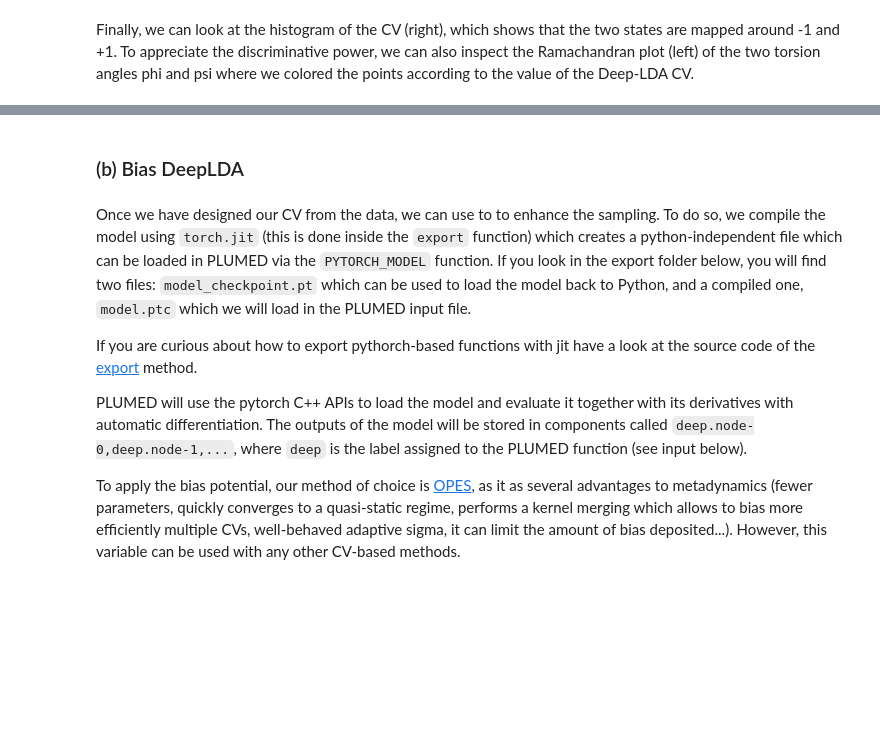
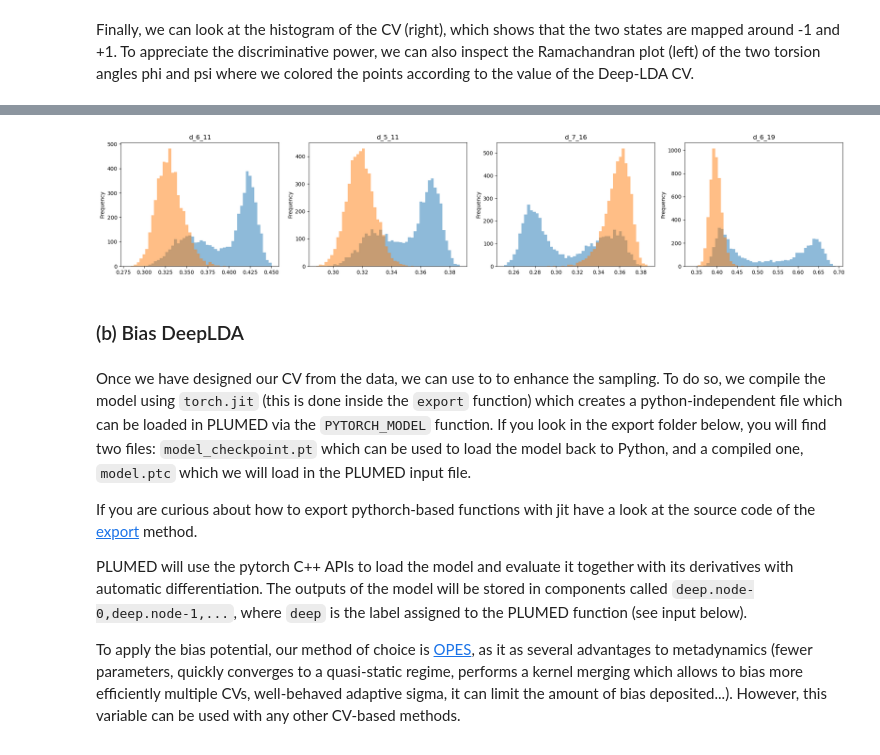
Before and after one commit to luigibonati/masterclass-plumed, a Jupyter notebook: tutorial1_DeepLDA.ipynb, the cells around one changed output, grey strips where cells are left out. Cells and saved outputs as stored; diff of their text form; code cells hidden in the pictures; blank space fills up the shorter version.

```diff
--- a/tutorial1_DeepLDA.ipynb
+++ b/tutorial1_DeepLDA.ipynb
@@ -371,3 +525,17 @@ plt.tight_layout()
+# %%
+n = 4
+
+fig, axs = plt.subplots(1,n,figsize=(n*5,4),dpi=100)
+
+for i in range(n):
+    ax = axs[i]
+    name = input_names[::-1][i]
+    colvar.pivot(columns='state')[name].plot.hist(bins=50,alpha=0.5,ax=ax,legend=False)
+    ax.set_title(name)
+
+plt.tight_layout()
+# %% [output]
+[figure, added]
 # %% [markdown]
 ### (b) Bias DeepLDA
 # %% [markdown]
```
Also changed, not shown: parts of 35 cells of this notebook.
